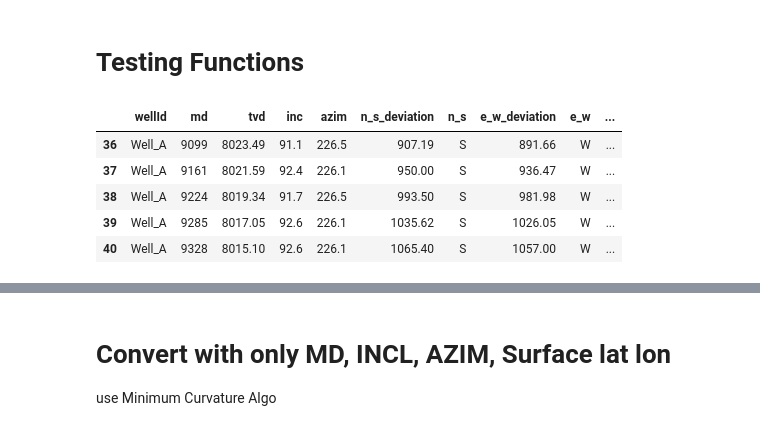
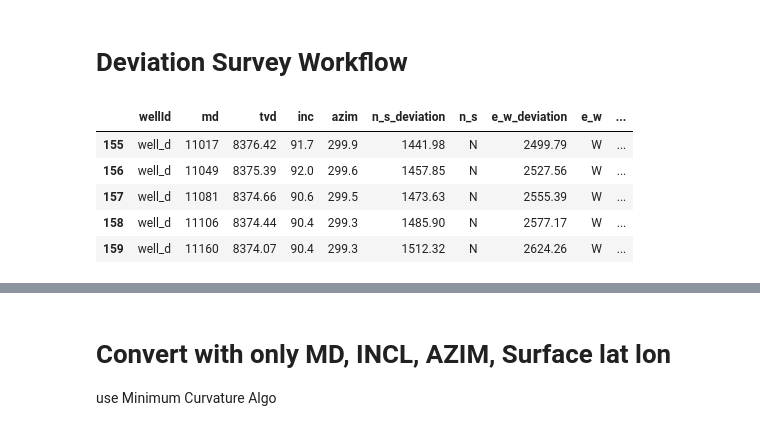
Before and after one commit to bpamos/welltrajconvert, a Jupyter notebook: notebook/Lat Long Conversion .ipynb, the cells around one changed output, grey strips where cells are left out. Cells and saved outputs as stored; diff of their text form; code cells hidden in the pictures.

```diff
--- a/notebook/Lat Long Conversion .ipynb
+++ b/notebook/Lat Long Conversion .ipynb
@@ -1,5 +1,5 @@
-# %% [markdown]
-# Testing Functions
+# %% [markdown]
+# Deviation Survey Workflow
 # %%
 import pandas as pd
 import os
@@ -9,33 +13,30 @@ from src.dataclass import *
 from src.directional_survey import *
 # %%
 # load data
-file = "C:/Users/BpAmos/Documents/repos/directional-survey-converter/data/Well_A_Dir_Survey.csv"
+file = Path.cwd()/'data/wellbore_survey_IHS.csv'
 
 df = pd.read_csv(file, sep=',')
 
-file = "C:/Users/BpAmos/Documents/repos/directional-survey-converter/data/well_surface_location.csv"
-df_surface = pd.read_csv(file, sep=',')
-df_surface.tail()
-
-df = pd.merge(df,df_surface,on="UWI")
 
 df.rename(columns={'UWI':'wellId',
                    'Measured Depth':'md',
                    'Deviation Angle':'inc',
                    'Deviation Azimuth':'azim',
                    'TV Depth':'tvd',
                    'Deviation N/S':'n_s_deviation',
                    'N/S':'n_s',
                    'Deviation E/W':'e_w_deviation',
                    'E/W':'e_w',
                    'Surface Latitude':'surface_latitude',
-                   'Surface Longitude':'surface_longitude',},inplace=True)
+                   'Surface Longitude':'surface_longitude',
+                   'BH Latitude':'btm_latitude',
+                   'BH Longitude':'btm_longitude',},inplace=True)
 
 df.tail()
 # %% [output]
 |  | wellId | md | tvd | inc | azim | n_s_deviation | n_s | e_w_deviation | e_w | ... |
-| 36 | Well_A | 9099 | 8023.49 | 91.1 | 226.5 | 907.19 | S | 891.66 | W | ... |
-| 37 | Well_A | 9161 | 8021.59 | 92.4 | 226.1 | 950.00 | S | 936.47 | W | ... |
-| 38 | Well_A | 9224 | 8019.34 | 91.7 | 226.5 | 993.50 | S | 981.98 | W | ... |
-| 39 | Well_A | 9285 | 8017.05 | 92.6 | 226.1 | 1035.62 | S | 1026.05 | W | ... |
-| 40 | Well_A | 9328 | 8015.10 | 92.6 | 226.1 | 1065.40 | S | 1057.00 | W | ... |
+| 155 | well_d | 11017 | 8376.42 | 91.7 | 299.9 | 1441.98 | N | 2499.79 | W | ... |
+| 156 | well_d | 11049 | 8375.39 | 92.0 | 299.6 | 1457.85 | N | 2527.56 | W | ... |
+| 157 | well_d | 11081 | 8374.66 | 90.6 | 299.5 | 1473.63 | N | 2555.39 | W | ... |
+| 158 | well_d | 11106 | 8374.44 | 90.4 | 299.3 | 1485.90 | N | 2577.17 | W | ... |
+| 159 | well_d | 11160 | 8374.07 | 90.4 | 299.3 | 1512.32 | N | 2624.26 | W | ... |
```
Also changed, not shown: parts of 22 cells of this notebook, 3 other files.
